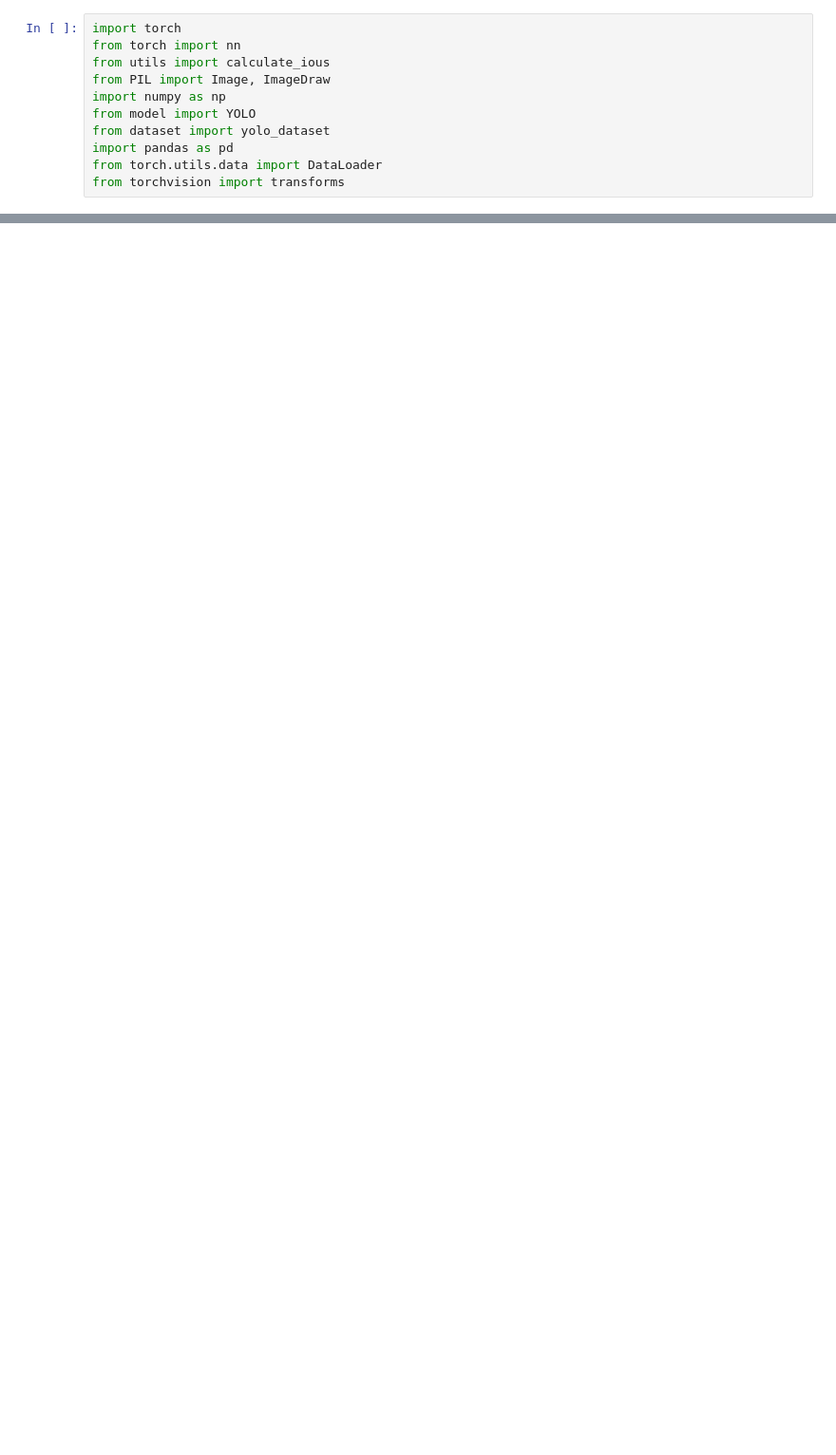
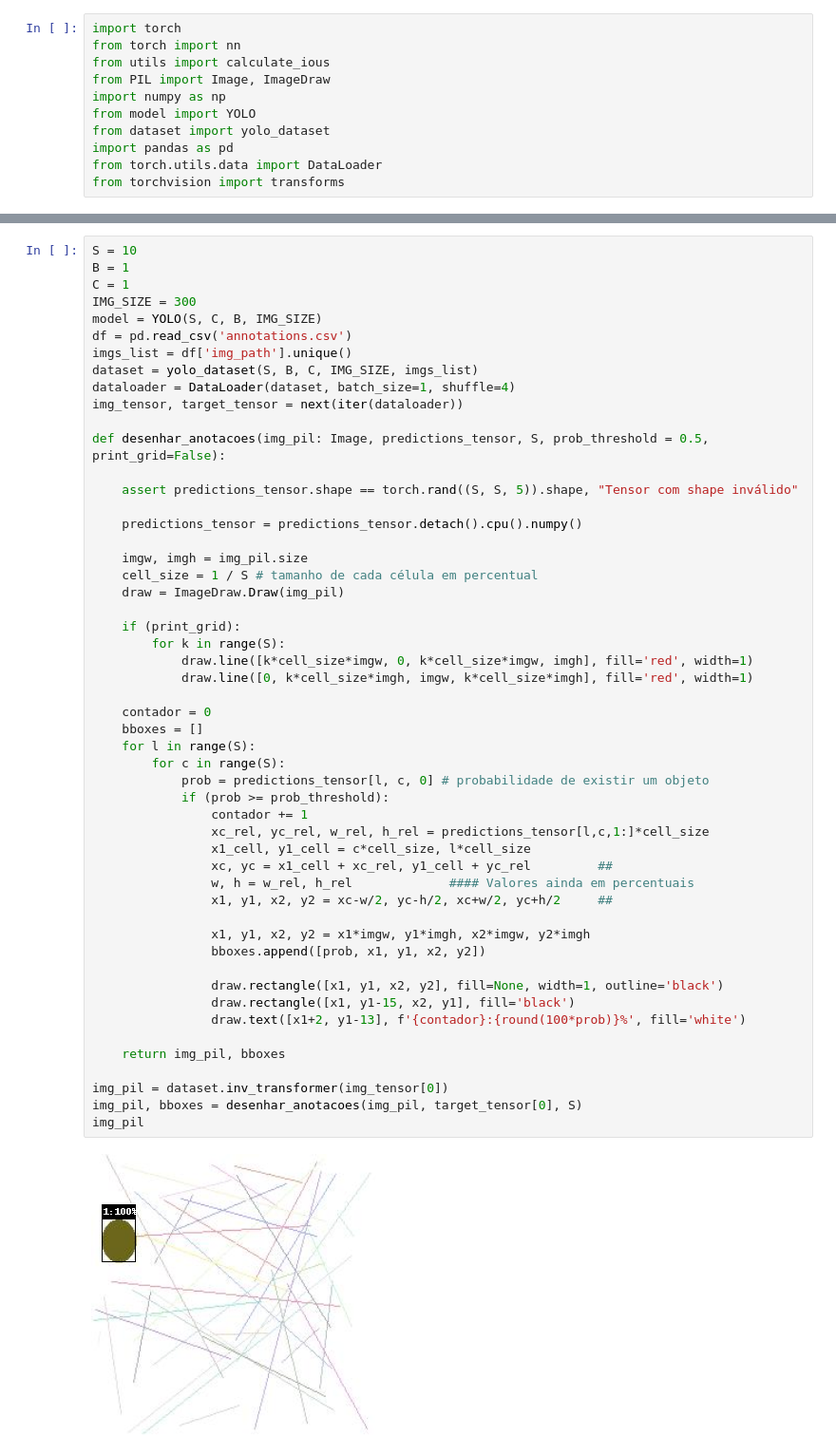
Before and after one commit to netomap/YOLO_aprendizado, a Jupyter notebook: testes.ipynb, the cells around one changed output, grey strips where cells are left out. Shown at 95% size. Cells and saved outputs as stored; diff of their text form; blank space fills up the shorter version.

Commit message:
funções desenhar_anotacoes, validacao para auxiliar treinamento. Desenvolvimento inicial do arquivo train.py

```diff
--- a/testes.ipynb
+++ b/testes.ipynb
@@ -109,0 +12,54 @@ tensor(56.5942, grad_fn=<AddBackward0>)
+# %%
+S = 10
+B = 1
+C = 1
+IMG_SIZE = 300
+model = YOLO(S, C, B, IMG_SIZE)
+df = pd.read_csv('annotations.csv')
+imgs_list = df['img_path'].unique()
+dataset = yolo_dataset(S, B, C, IMG_SIZE, imgs_list)
+dataloader = DataLoader(dataset, batch_size=1, shuffle=4)
+img_tensor, target_tensor = next(iter(dataloader))
+
+def desenhar_anotacoes(img_pil: Image, predictions_tensor, S, prob_threshold = 0.5, print_grid=False):
+
+    assert predictions_tensor.shape == torch.rand((S, S, 5)).shape, "Tensor com shape inválido"
+
+    predictions_tensor = predictions_tensor.detach().cpu().numpy()
+
+    imgw, imgh = img_pil.size
+    cell_size = 1 / S # tamanho de cada célula em percentual
+    draw = ImageDraw.Draw(img_pil)
+
+    if (print_grid):
+        for k in range(S):
+            draw.line([k*cell_size*imgw, 0, k*cell_size*imgw, imgh], fill='red', width=1)
+            draw.line([0, k*cell_size*imgh, imgw, k*cell_size*imgh], fill='red', width=1)
+
+    contador = 0
+    bboxes = []
+    for l in range(S):
+        for c in range(S):
+            prob = predictions_tensor[l, c, 0] # probabilidade de existir um objeto
+            if (prob >= prob_threshold):
+                contador += 1
+                xc_rel, yc_rel, w_rel, h_rel = predictions_tensor[l,c,1:]*cell_size
+                x1_cell, y1_cell = c*cell_size, l*cell_size
+                xc, yc = x1_cell + xc_rel, y1_cell + yc_rel         ##
+                w, h = w_rel, h_rel             #### Valores ainda em percentuais
+                x1, y1, x2, y2 = xc-w/2, yc-h/2, xc+w/2, yc+h/2     ##
+
+                x1, y1, x2, y2 = x1*imgw, y1*imgh, x2*imgw, y2*imgh
+                bboxes.append([prob, x1, y1, x2, y2])
+
+                draw.rectangle([x1, y1, x2, y2], fill=None, width=1, outline='black')
+                draw.rectangle([x1, y1-15, x2, y1], fill='black')
+                draw.text([x1+2, y1-13], f'{contador}:{round(100*prob)}%', fill='white')
+
+    return img_pil, bboxes
+
+img_pil = dataset.inv_transformer(img_tensor[0])
+img_pil, bboxes = desenhar_anotacoes(img_pil, target_tensor[0], S)
+img_pil
+# %% [output]
+[figure, added]
```
Also changed, not shown: parts of 1 cell of this notebook, 4 other files.
